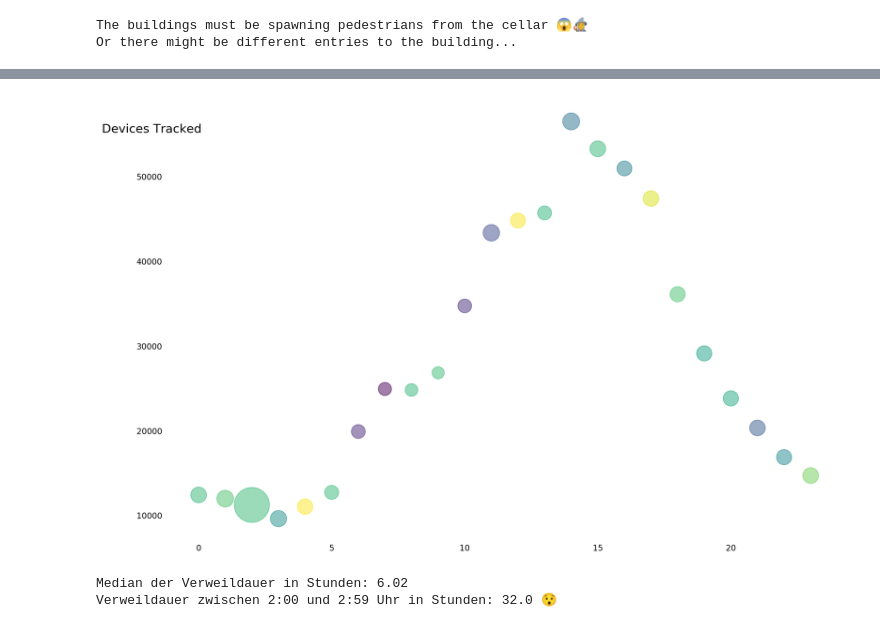
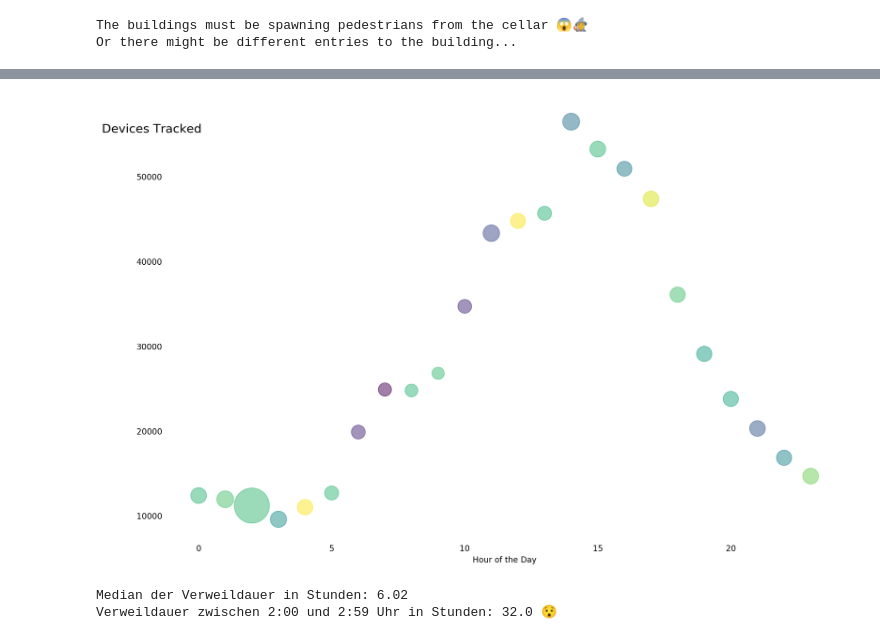
Before and after one commit to RichStone/htw-data-science-university-project, a Jupyter notebook: data_analysis.ipynb, the cells around one changed output, grey strips where cells are left out. Saved outputs shown, nothing was run; the diff lists cells and outputs as text; code cells hidden in the pictures.

```diff
--- a/data_analysis.ipynb
+++ b/data_analysis.ipynb
@@ -485,30 +375,31 @@ Or there might be different entries to the building...
 # %%
 df_wifi_original = pd.read_csv('data/wifi.csv', sep=" ")
 df_wifi = df_wifi_original
 df_wifi['Timestamp'] = pd.to_datetime(df_wifi['Timestamp'].astype(int), unit='ms')
 
 wifi_times = df_wifi['Timestamp']
 wifi_grouped_sum = df_wifi.groupby([wifi_times.dt.hour]).sum()
 np.random.seed(19680801)
 x = wifi_grouped_sum.index
 y = wifi_grouped_sum['DevicesTracked']
 bubble_area = (wifi_grouped_sum['ApproxVerweildauerSek'] / 60)
 colors = np.random.rand(24)
 
 wifi_scatter = plt.scatter(x, y, s=bubble_area, c=colors, alpha=0.5)
 # general layout
+plt.xlabel('Hour of the Day')
 plt.tick_params(top=False, bottom=False, left=False, right=False, labelleft=True, labelbottom=True)
 # Hide the right and top spines
 plt.gca().spines['right'].set_visible(False)
 plt.gca().spines['left'].set_visible(False)
 plt.gca().spines['top'].set_visible(False)
 plt.gca().spines['bottom'].set_visible(False)
-# put some text
+# put some text for y-label
 plt.text(0.05,0.95, 'Devices Tracked', fontsize="15", ha="right", va="top", transform=plt.gca().transAxes)
 # supress pyplot output
 _ = plt.show
 # %% [output]
-[figure, old version]
+[figure, new version]
 # %%
 print('Median der Verweildauer in Stunden: ' + str(round(wifi_grouped_sum['ApproxVerweildauerSek'].median() / 60 / 60, 2)))
 print('Verweildauer zwischen 2:00 und 2:59 Uhr in Stunden: ' + str(round(wifi_grouped_sum.loc[2, 'ApproxVerweildauerSek'] / 60 / 60)) + ' 😯')
```
Also changed, not shown: parts of 42 cells of this notebook, 14 other files.
